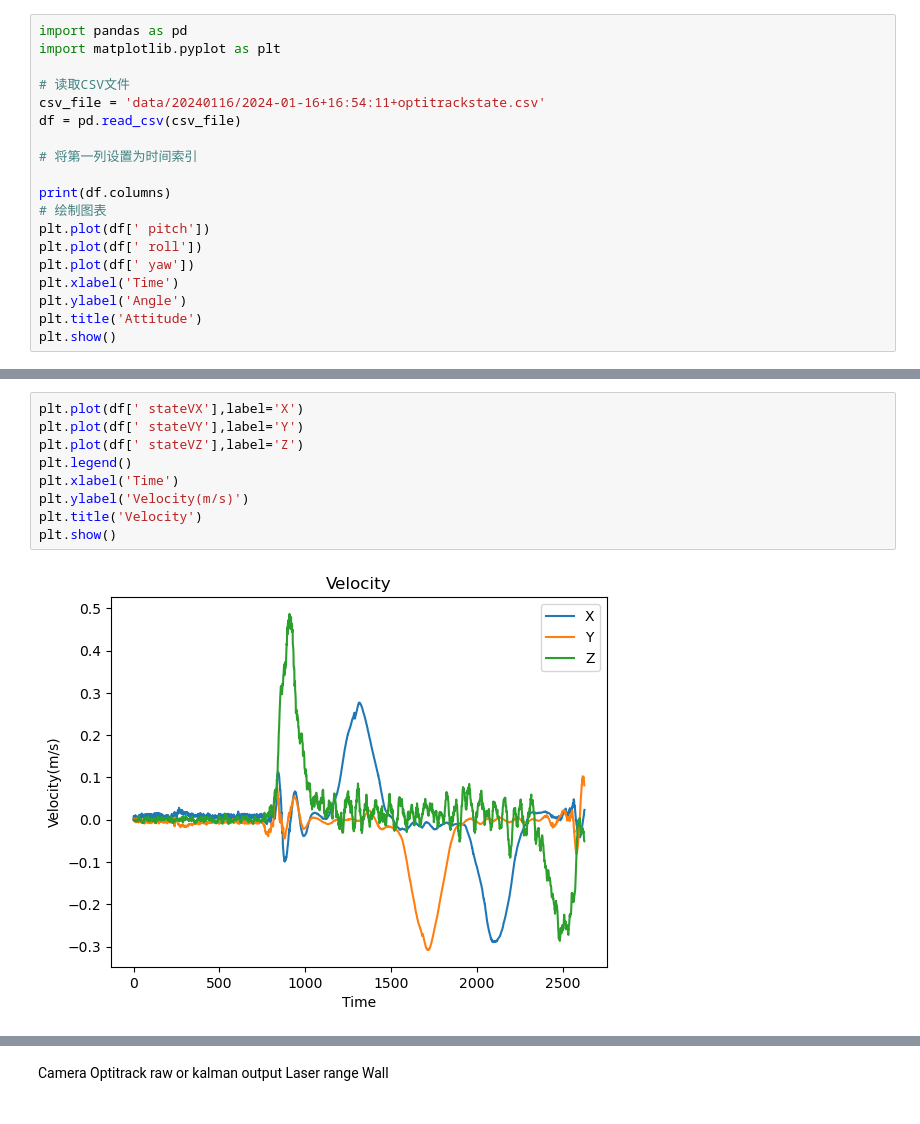
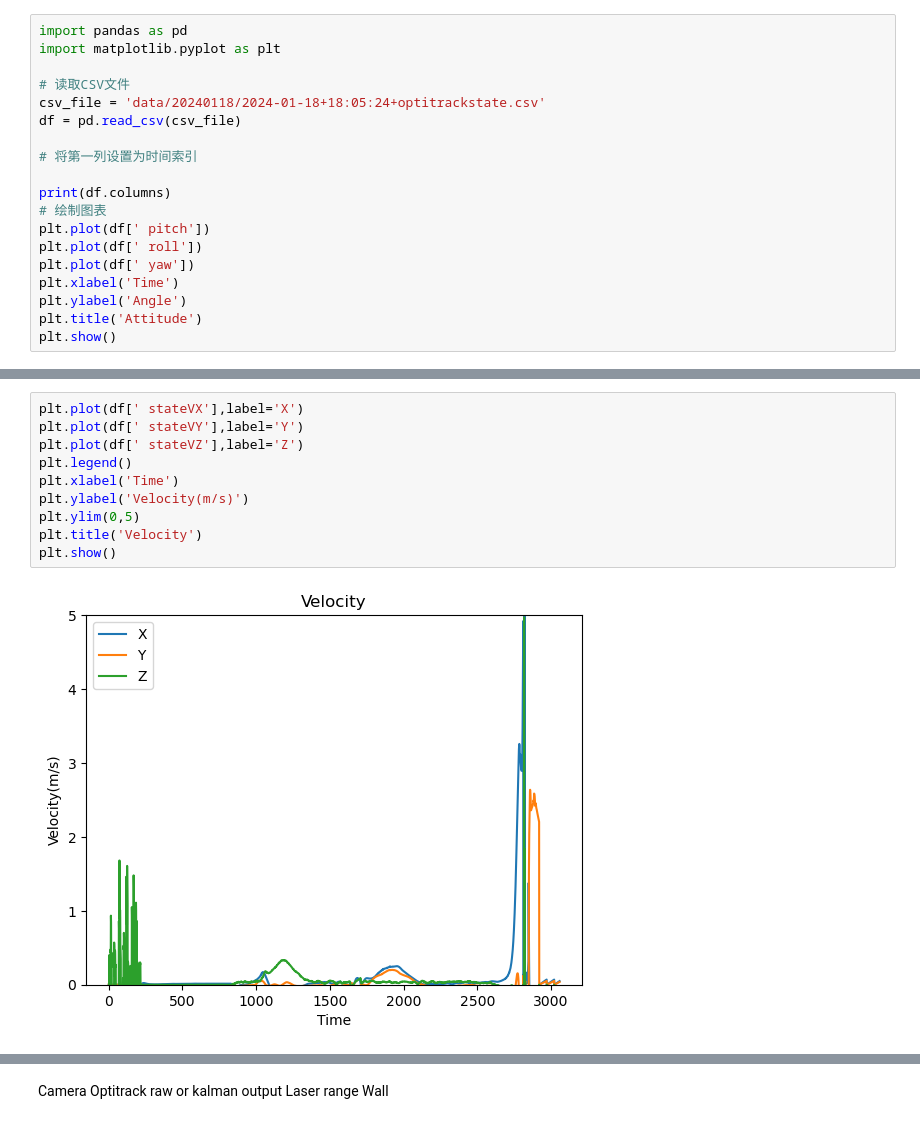
Before and after one commit to TacYee/autonomous-fly, a Jupyter notebook: Optitrack/plotter.ipynb, the cells around one changed output, grey strips where cells are left out. Saved outputs shown, nothing was run; the diff lists cells and outputs as text.

```diff
--- a/Optitrack/plotter.ipynb
+++ b/Optitrack/plotter.ipynb
@@ -3,7 +3,7 @@ import pandas as pd
 import matplotlib.pyplot as plt
 
 # 读取CSV文件
-csv_file = 'data/20240116/2024-01-16+16:54:11+optitrackstate.csv'
+csv_file = 'data/20240118/2024-01-18+18:05:24+optitrackstate.csv'
 df = pd.read_csv(csv_file)
 
 # 将第一列设置为时间索引
@@ -39,14 +37,15 @@ plt.show()
 # %%
 plt.plot(df[' stateVX'],label='X')
 plt.plot(df[' stateVY'],label='Y')
 plt.plot(df[' stateVZ'],label='Z')
 plt.legend()
 plt.xlabel('Time')
 plt.ylabel('Velocity(m/s)')
+plt.ylim(0,5)
 plt.title('Velocity')
 plt.show()
 # %% [output]
-[figure, old version]
+[figure, new version]
 # %%
 plt.plot(df[' motor1'],label='motor1')
 plt.plot(df[' motor2'],label='motor2')
```
Also changed, not shown: parts of 5 cells of this notebook, 1 other file.
